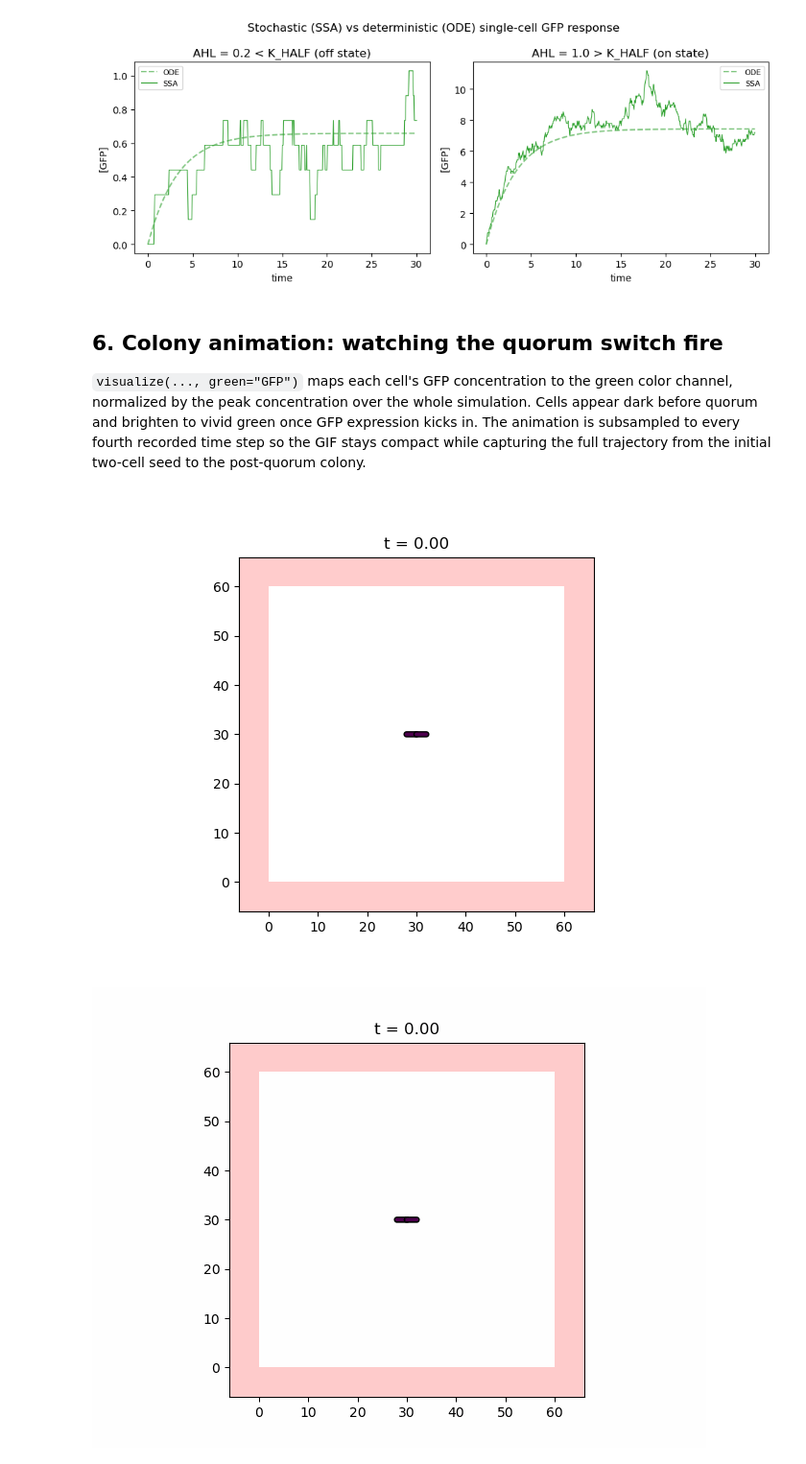
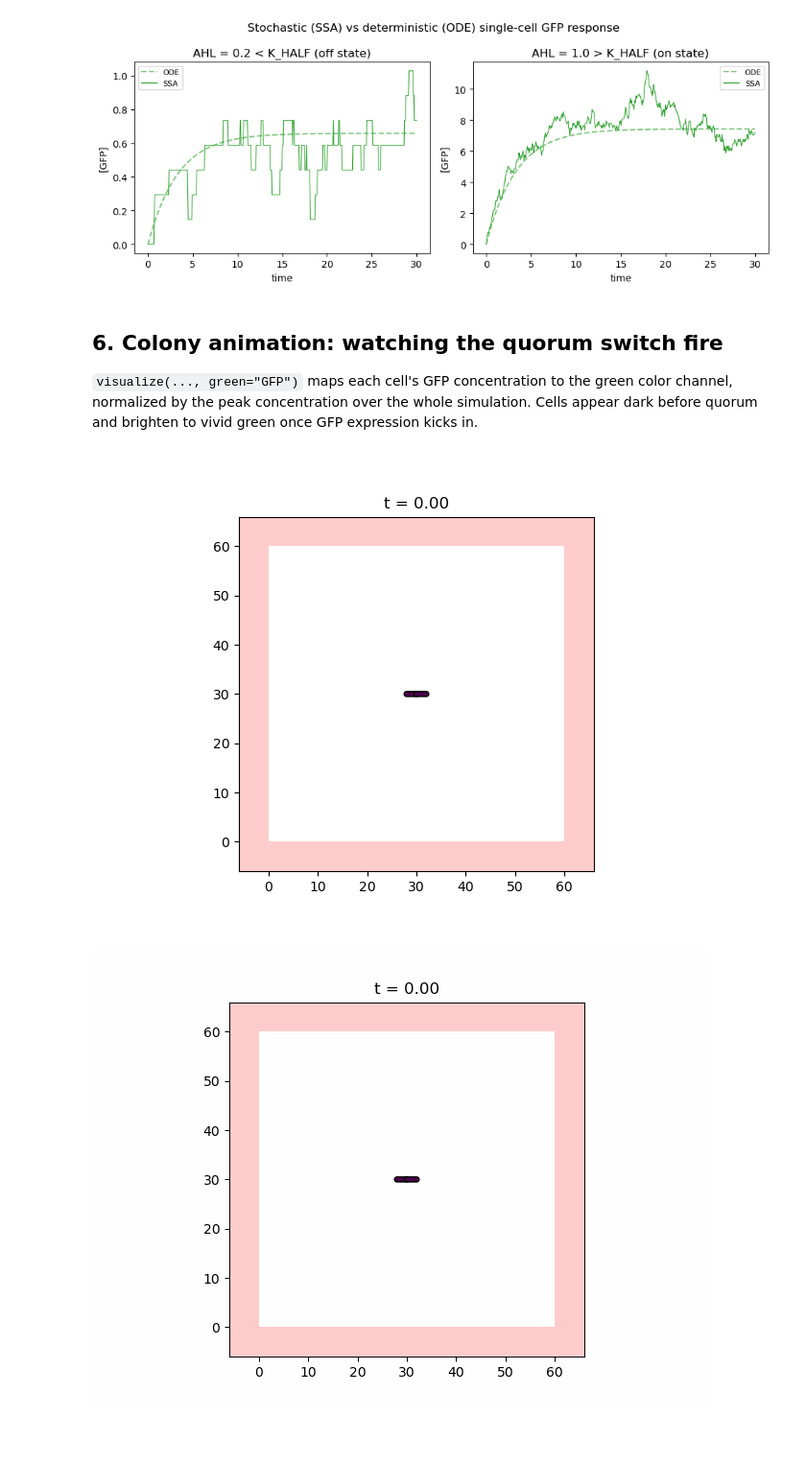
Before and after one commit to Paytonco/multicellular, a Jupyter notebook: examples/quorum_sensing_demo.ipynb, the cells around one changed output. Shown at 96% size. Cells and saved outputs as stored; diff of their text form; code cells hidden in the pictures; blank space fills up the shorter version.

```diff
--- a/examples/quorum_sensing_demo.ipynb
+++ b/examples/quorum_sensing_demo.ipynb
@@ -328,29 +307,11 @@ plt.show()
 `visualize(..., green="GFP")` maps each cell's GFP concentration to the
 green color channel, normalized by the peak concentration over the whole
 simulation. Cells appear dark before quorum and brighten to vivid green once
-GFP expression kicks in. The animation is subsampled to every fourth
-recorded time step so the GIF stays compact while capturing the full
-trajectory from the initial two-cell seed to the post-quorum colony.
+GFP expression kicks in.
-# %%
-class _StrideView:
-    """Thin wrapper that presents every `stride`-th time step to `visualize`."""
-    def __init__(self, sim, stride):
-        self._sim   = sim
-        self._stride = stride
-        self.colony = sim.colony
-
-    def to_dataframe(self):
-        df    = self._sim.to_dataframe()
-        times = sorted(df["time"].unique())[:: self._stride]
-        return df[df["time"].isin(times)]
-
-
-output_dir = tempfile.mkdtemp()
-visualize(
-    _StrideView(sim_ode, stride=4), green="GFP",
-    interval=100, save_path=output_dir, filename="quorum_sensing.gif", show_progress=False,
-)
-Image(filename=os.path.join(output_dir, "quorum_sensing.gif"))
-# %% [output]
-[figure, removed]
-[figure, removed]
+# %%
+visualize(sim_ode, green="GFP", stride=4,
+          interval=100, save_path="outputs", filename="quorum_sensing.gif", show_progress=False)
+Image(filename="outputs/quorum_sensing.gif")
+# %% [output]
+[figure, added]
+[figure, added]
```
Also changed, not shown: parts of 9 cells of this notebook, 15 other files.
